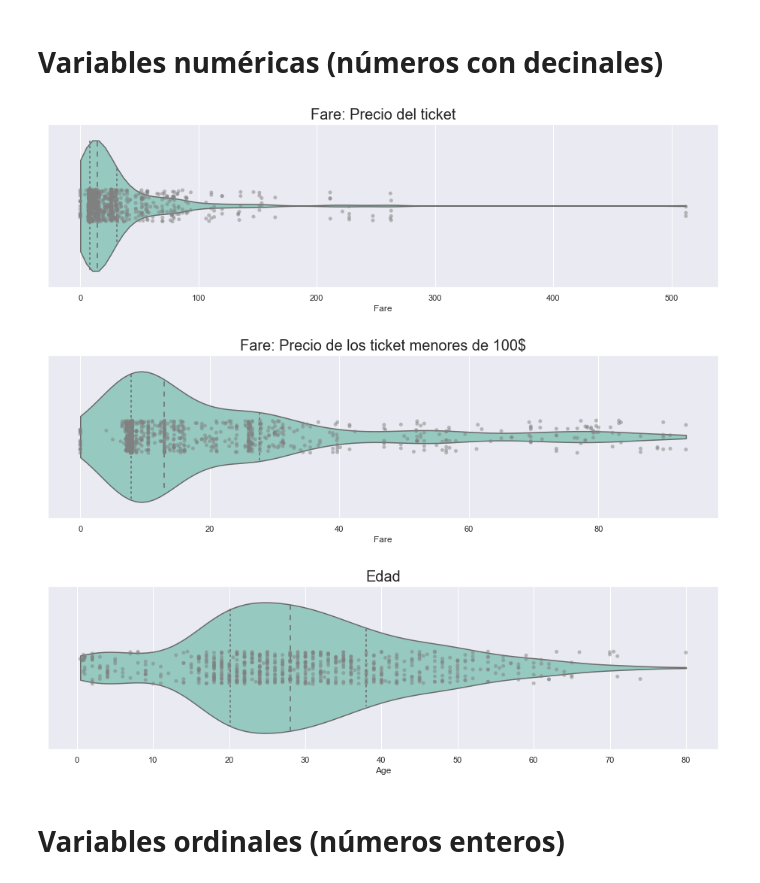
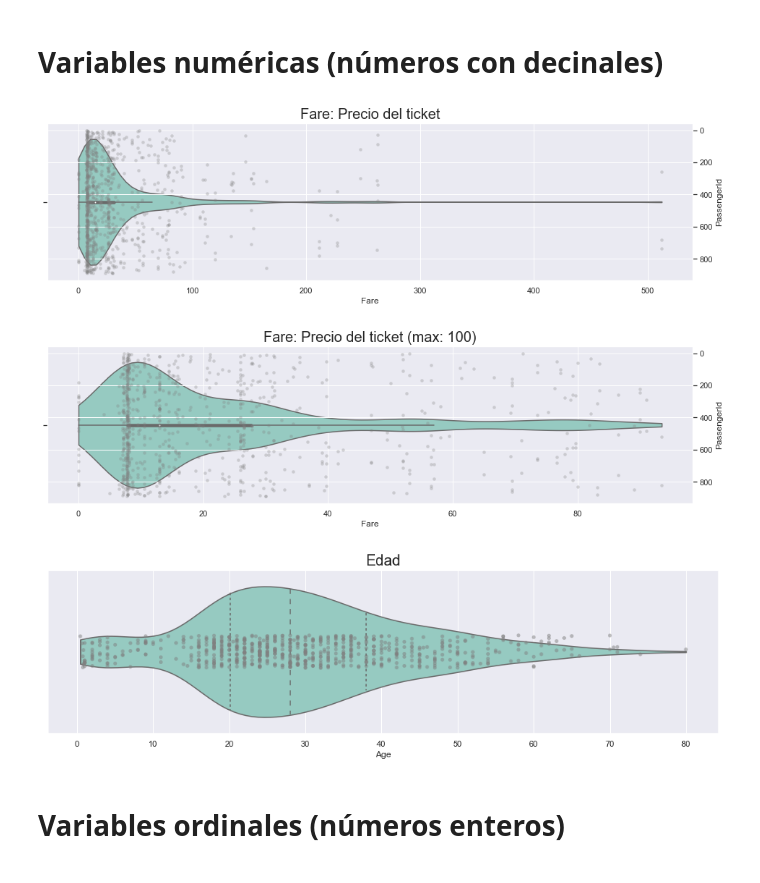
Before and after one commit to SaturdaysAI-Murcia/machine-learning, a Jupyter notebook: 2. Tabular data (clas)/2.1 EDA.ipynb, the cells around one changed output. Saved outputs shown, nothing was run; the diff lists cells and outputs as text; code cells hidden in the pictures.

Commit message:
new plot ditrubution function

```diff
--- a/2. Tabular data (clas)/2.1 EDA.ipynb
+++ b/2. Tabular data (clas)/2.1 EDA.ipynb
@@ -56,11 +56,34 @@ df.describe(include=['object', 'bool']).T
 # %% [markdown]
 # <center> Univariate analysis
 # %%
-# Variables numericas
-def plot_num(variable, title="", size=(16,4), zeros=True):
+# Variables numéricas
+def plot_num(variable, title="", min=False, max=False, zeros=True, size=(16,4)):
     if not zeros:
         variable=variable[variable!=0]
         title += " (no zeros)"
+    if min:
+        variable = variable[variable >= min]
+        title += " (min: "+str(min)+")"
+    if max:
+        variable = variable[variable <= max]
+        title += " (max: "+str(max)+")"
+
+    fig, ax = plt.subplots(figsize=size)
+    ax.set_title(title, fontsize=20)
+    ax2 = ax.twinx()
+    sns.violinplot(variable, cut=0, palette="Set3", inner="box", ax=ax)
+    sns.scatterplot(variable, y=variable.index, color="grey", linewidth=0, s=20, alpha=.3, ax=ax2).invert_yaxis()
+
+def plot_num2(variable, title="", min=False, max=False, zeros=True, size=(16,4)):
+    if not zeros:
+        variable=variable[variable!=0]
+        title += " (no zeros)"
+    if min:
+        variable = variable[variable >= min]
+        title += " (min: "+str(min)+")"
+    if max:
+        variable = variable[variable <= max]
+        title += " (max: "+str(max)+")"
     plt.figure(figsize=size)
     sns.violinplot(variable, cut=0, palette="Set3", inner="quart" )
     sns.stripplot(variable, color="grey", alpha=.5).set_title(title, fontsize=20);
@@ -82,15 +105,15 @@ def plot_cat(variable, title="", size=(16,4)):
 # %%
 plot_num(df["Fare"], "Fare: Precio del ticket")
 # %% [output]
-[figure, old version]
+[figure, new version]
 # %%
-plot_num(df[df.Fare<100]["Fare"], "Fare: Precio de los ticket menores de 100$")
+plot_num(df["Fare"], "Fare: Precio del ticket", max=100)
 # %% [output]
-[figure, old version]
+[figure, new version]
 # %%
-plot_num(df.Age, "Edad")
+plot_num2(df.Age, "Edad")
 # %% [output]
-[figure, old version]
+[figure, new version]
 # %% [markdown]
 # Variables ordinales (números enteros)
 # %%
```
Also changed, not shown: parts of 1 cell of this notebook.
